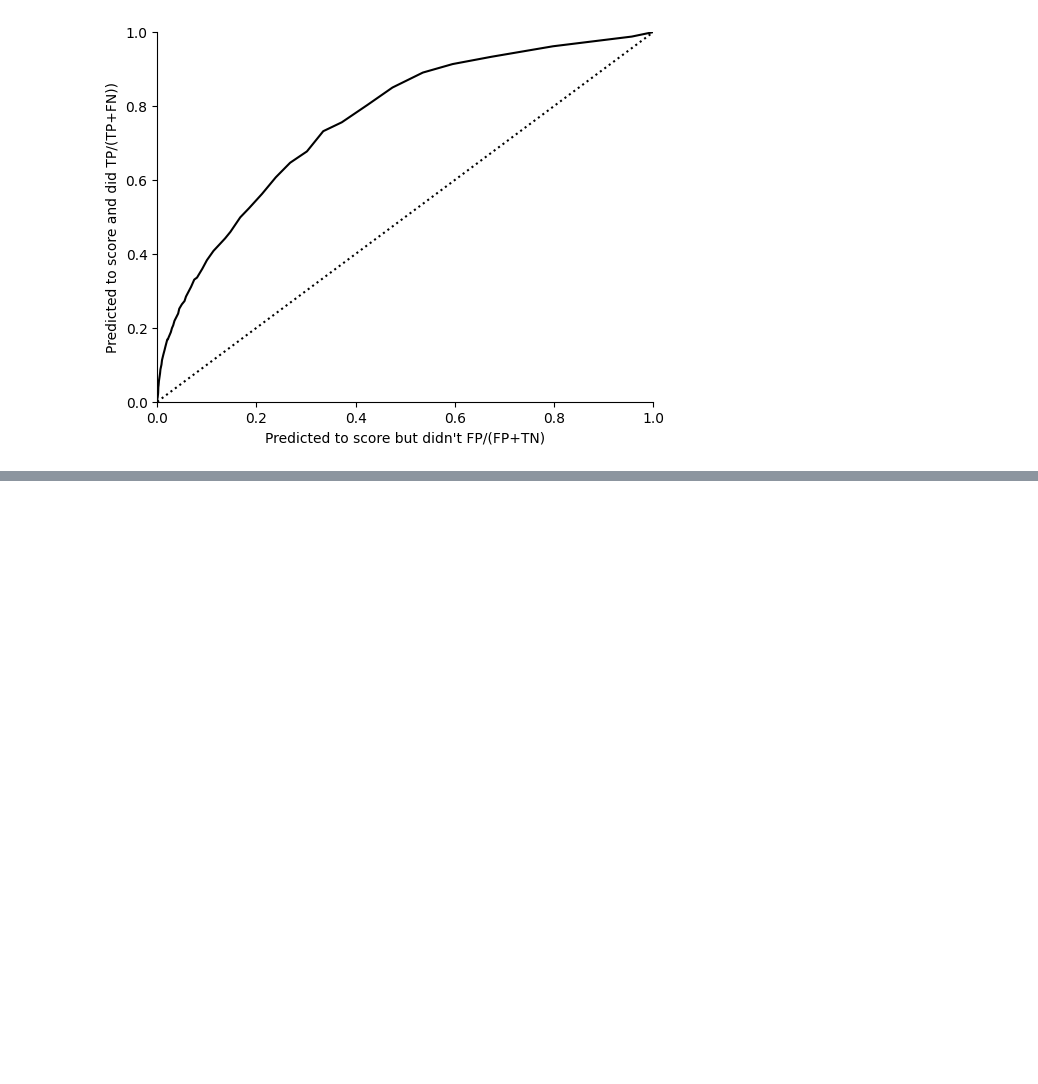
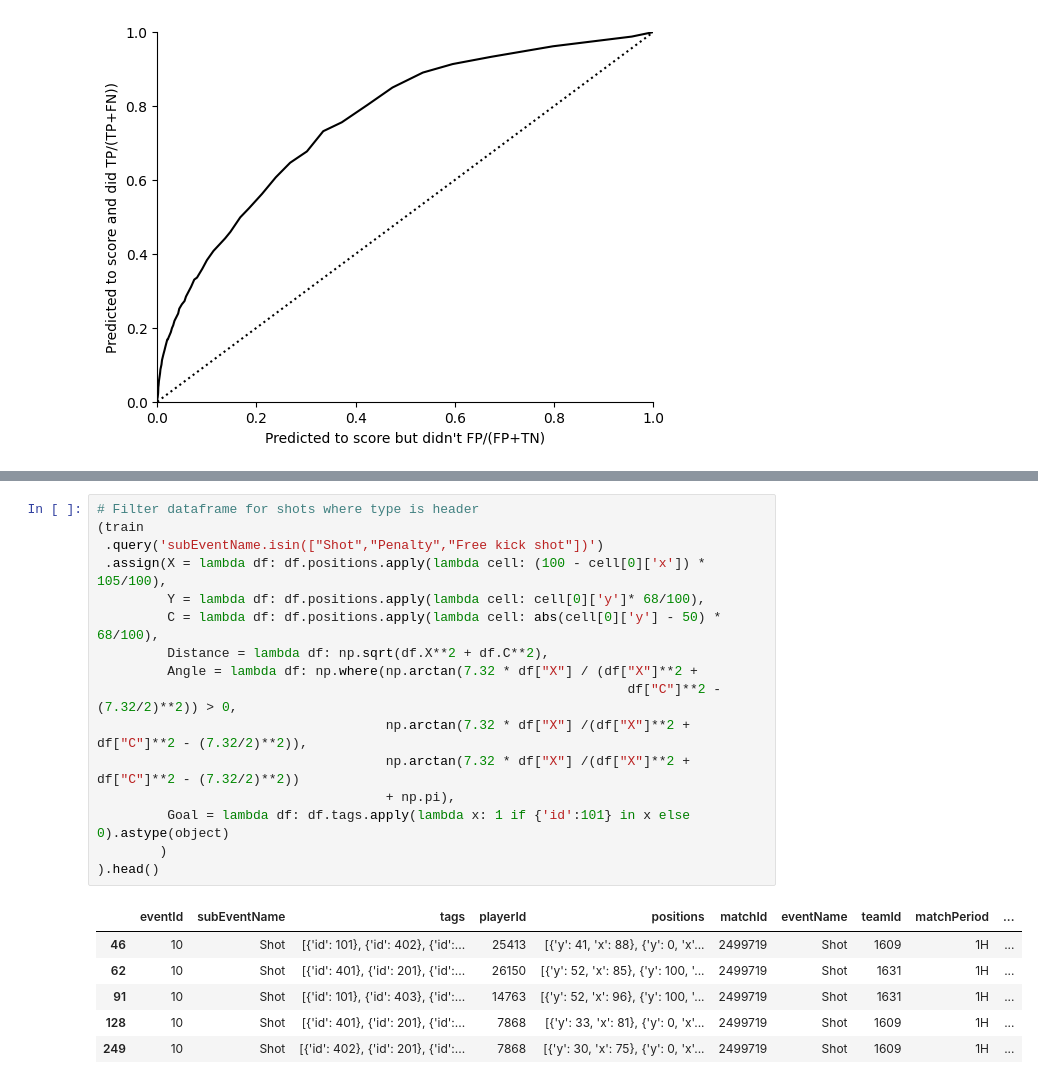
Before and after one commit to khoffLSU/footy_analytics, a Jupyter notebook: Expected goals.ipynb, the cells around one changed output, grey strips where cells are left out. Cells and saved outputs as stored; diff of their text form; blank space fills up the shorter version.

```diff
--- a/Expected goals.ipynb
+++ b/Expected goals.ipynb
@@ -626,0 +632,23 @@ ax.spines['right'].set_visible(False)
+# %%
+# Filter dataframe for shots where type is header
+(train
+ .query('subEventName.isin(["Shot","Penalty","Free kick shot"])')
+ .assign(X = lambda df: df.positions.apply(lambda cell: (100 - cell[0]['x']) * 105/100),
+         Y = lambda df: df.positions.apply(lambda cell: cell[0]['y']* 68/100),
+         C = lambda df: df.positions.apply(lambda cell: abs(cell[0]['y'] - 50) * 68/100),
+         Distance = lambda df: np.sqrt(df.X**2 + df.C**2),
+         Angle = lambda df: np.where(np.arctan(7.32 * df["X"] / (df["X"]**2 +
+                                                                    df["C"]**2 - (7.32/2)**2)) > 0,
+                                     np.arctan(7.32 * df["X"] /(df["X"]**2 + df["C"]**2 - (7.32/2)**2)),
+                                     np.arctan(7.32 * df["X"] /(df["X"]**2 + df["C"]**2 - (7.32/2)**2))
+                                     + np.pi),
+         Goal = lambda df: df.tags.apply(lambda x: 1 if {'id':101} in x else 0).astype(object)
+        )
+).head()
+# %% [output]
+|  | eventId | subEventName | tags | playerId | positions | matchId | eventName | teamId | matchPeriod | ... |
+| 46 | 10 | Shot | [{'id': 101}, {'id': 402}, {'id':... | 25413 | [{'y': 41, 'x': 88}, {'y': 0, 'x'... | 2499719 | Shot | 1609 | 1H | ... |
+| 62 | 10 | Shot | [{'id': 401}, {'id': 201}, {'id':... | 26150 | [{'y': 52, 'x': 85}, {'y': 100, '... | 2499719 | Shot | 1631 | 1H | ... |
+| 91 | 10 | Shot | [{'id': 101}, {'id': 403}, {'id':... | 14763 | [{'y': 52, 'x': 96}, {'y': 100, '... | 2499719 | Shot | 1631 | 1H | ... |
+| 128 | 10 | Shot | [{'id': 401}, {'id': 201}, {'id':... | 7868 | [{'y': 33, 'x': 81}, {'y': 0, 'x'... | 2499719 | Shot | 1609 | 1H | ... |
+| 249 | 10 | Shot | [{'id': 402}, {'id': 201}, {'id':... | 7868 | [{'y': 30, 'x': 75}, {'y': 0, 'x'... | 2499719 | Shot | 1609 | 1H | ... |
```
Also changed, not shown: parts of 5 cells of this notebook.
